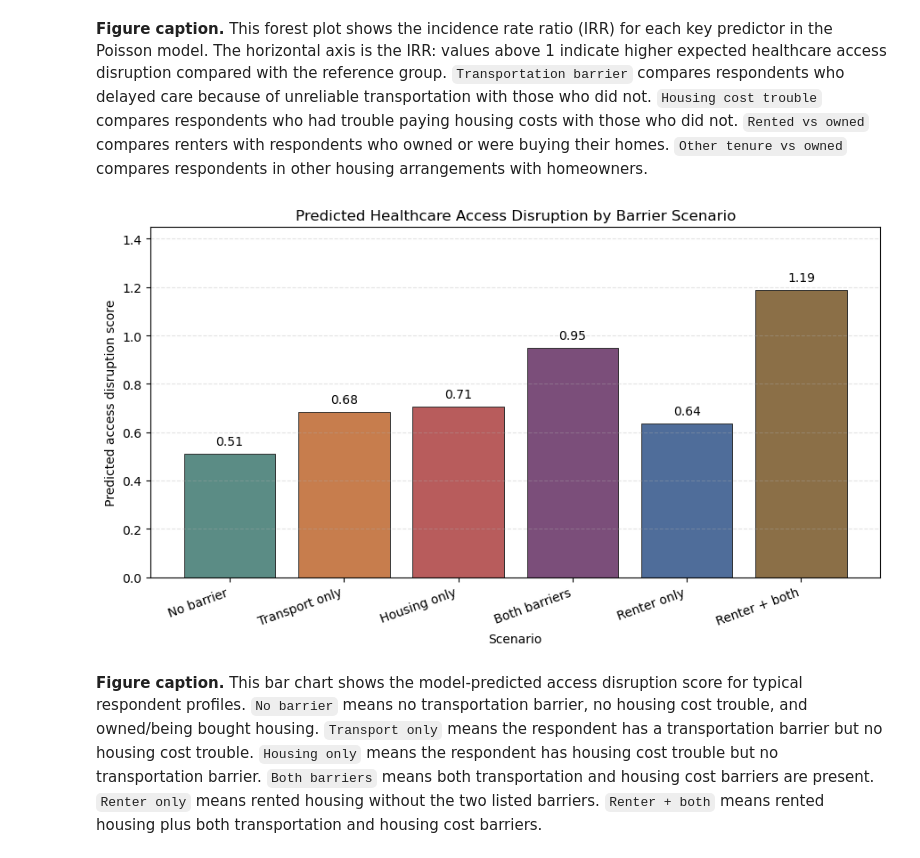
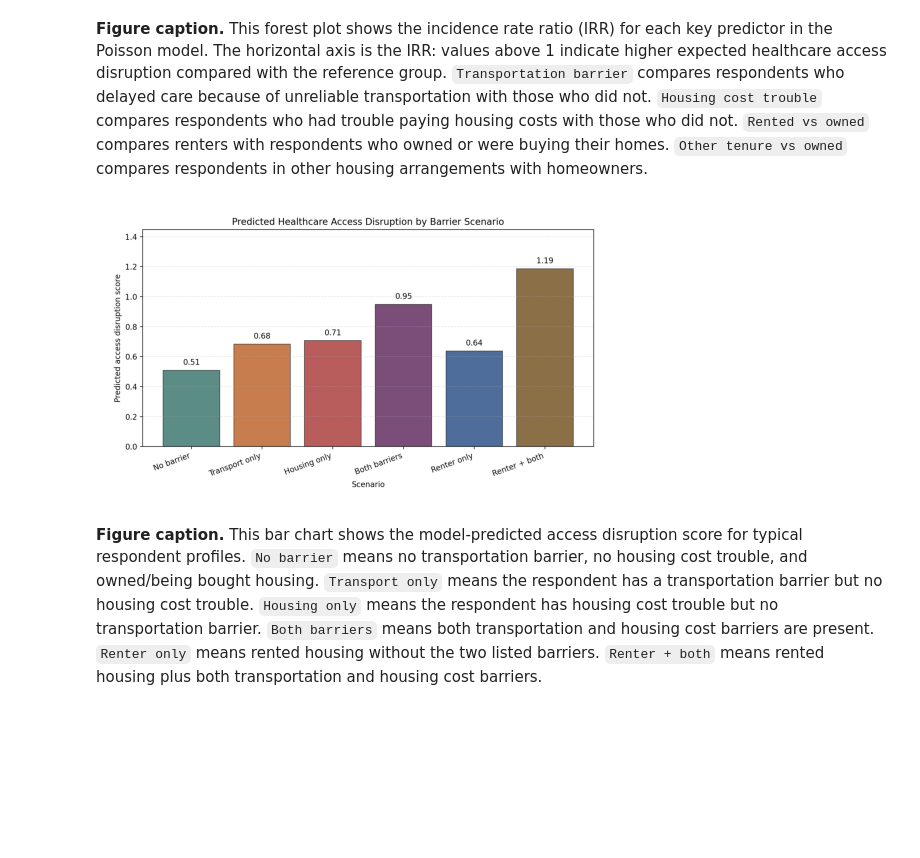
Before and after one commit to COGS108/Group-SP26-079, a Jupyter notebook: 03-FinalProject.ipynb, the cells around one changed output. Cells and saved outputs as stored; diff of their text form; code cells hidden in the pictures; blank space fills up the shorter version.

```diff
--- a/03-FinalProject.ipynb
+++ b/03-FinalProject.ipynb
@@ -387,49 +214,12 @@ plt.show()
 # %% [markdown]
 **Figure caption.** This forest plot shows the incidence rate ratio (IRR) for each key predictor in the Poisson model. The horizontal axis is the IRR: values above 1 indicate higher expected healthcare access disruption compared with the reference group. `Transportation barrier` compares respondents who delayed care because of unreliable transportation with those who did not. `Housing cost trouble` compares respondents who had trouble paying housing costs with those who did not. `Rented vs owned` compares renters with respondents who owned or were buying their homes. `Other tenure vs owned` compares respondents in other housing arrangements with homeowners.
-# %%
-scenario_predictions_for_plot = pd.read_csv('results/access_disruption_scenario_predictions.csv')
-scenario_labels = [
-    'No barrier',
-    'Transport only',
-    'Housing only',
-    'Both barriers',
-    'Renter only',
-    'Renter + both'
-]
-scenario_predictions_for_plot['plot_label'] = scenario_labels
-
-fig, ax = plt.subplots(figsize=(9, 5.2))
-colors = ['#5B8C85', '#C77D4D', '#B85C5C', '#7B4E7A', '#4F6D9A', '#8B6F47']
-bars = ax.bar(
-    scenario_predictions_for_plot['plot_label'],
-    scenario_predictions_for_plot['predicted_access_disruption_score'],
-    color=colors,
-    edgecolor='#2f2f2f',
-    linewidth=0.7
-)
-for bar in bars:
-    height = bar.get_height()
-    ax.text(
-        bar.get_x() + bar.get_width() / 2,
-        height + 0.025,
-        f'{height:.2f}',
-        ha='center',
-        va='bottom',
-        fontsize=10
-    )
-ax.set_ylabel('Predicted access disruption score')
-ax.set_xlabel('Scenario')
-ax.set_title('Predicted Healthcare Access Disruption by Barrier Scenario')
-ax.set_ylim(0, max(scenario_predictions_for_plot['predicted_access_disruption_score']) * 1.22)
-ax.tick_params(axis='x', rotation=20)
-for label in ax.get_xticklabels():
-    label.set_ha('right')
-ax.grid(axis='y', linestyle='--', alpha=0.35)
-fig.tight_layout()
-fig.savefig('results/access_disruption_scenario_predictions.png', dpi=200)
-plt.show()
-# %% [output]
-[figure, removed]
+# %%
+bar = mpimg.imread('results/access_disruption_scenario_predictions.png')
+plt.imshow(bar)
+plt.axis('off')
+plt.show()
+# %% [output]
+[figure, added]
 # %% [markdown]
 **Figure caption.** This bar chart shows the model-predicted access disruption score for typical respondent profiles. `No barrier` means no transportation barrier, no housing cost trouble, and owned/being bought housing. `Transport only` means the respondent has a transportation barrier but no housing cost trouble. `Housing only` means the respondent has housing cost trouble but no transportation barrier. `Both barriers` means both transportation and housing cost barriers are present. `Renter only` means rented housing without the two listed barriers. `Renter + both` means rented housing plus both transportation and housing cost barriers.
 # %% [markdown]
```
Also changed, not shown: parts of 22 cells of this notebook.
